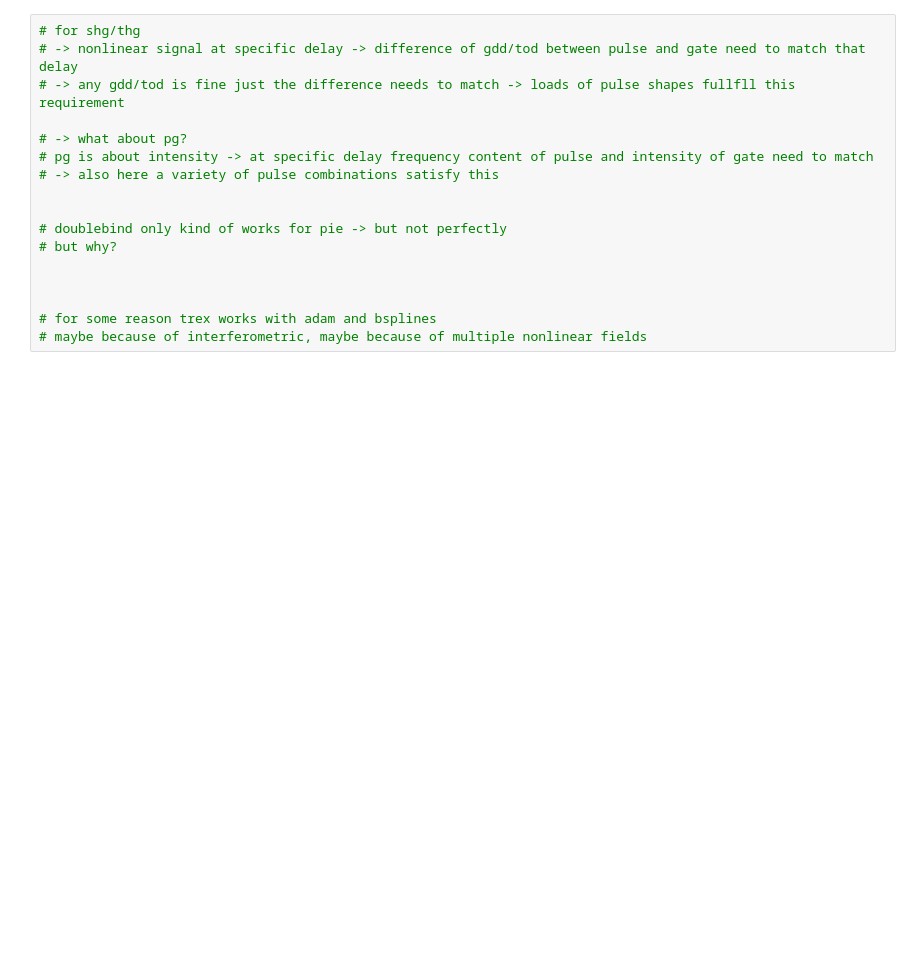
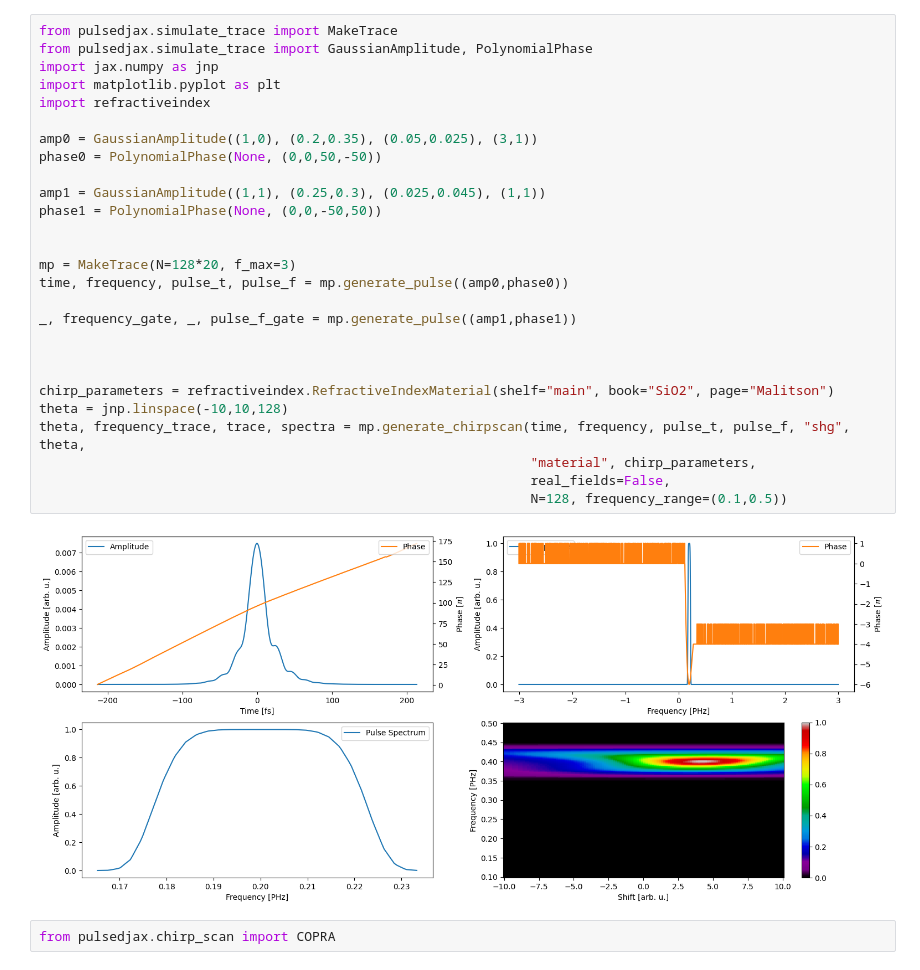
Before and after one commit to matillda123/Pulse-Retrieval-with-JAX, a Jupyter notebook: _usage_example.ipynb, the cells around one changed output. Drawn from its saved outputs; the diff is of its cells as text; blank space fills up the shorter version.

```diff
--- a/_usage_example.ipynb
+++ b/_usage_example.ipynb
@@ -111,17 +109,31 @@ gp.plot_results(final_result)
-# %%
-# for shg/thg
-# -> nonlinear signal at specific delay -> difference of gdd/tod between pulse and gate need to match that delay
-# -> any gdd/tod is fine just the difference needs to match -> loads of pulse shapes fullfll this requirement
-
-# -> what about pg?
-# pg is about intensity -> at specific delay frequency content of pulse and intensity of gate need to match
-# -> also here a variety of pulse combinations satisfy this
-
-
-# doublebind only kind of works for pie -> but not perfectly
-# but why?
-
-
-
-# for some reason trex works with adam and bsplines
-# maybe because of interferometric, maybe because of multiple nonlinear fields
+# %%
+from pulsedjax.simulate_trace import MakeTrace
+from pulsedjax.simulate_trace import GaussianAmplitude, PolynomialPhase
+import jax.numpy as jnp
+import matplotlib.pyplot as plt
+import refractiveindex
+
+amp0 = GaussianAmplitude((1,0), (0.2,0.35), (0.05,0.025), (3,1))
+phase0 = PolynomialPhase(None, (0,0,50,-50))
+
+amp1 = GaussianAmplitude((1,1), (0.25,0.3), (0.025,0.045), (1,1))
+phase1 = PolynomialPhase(None, (0,0,-50,50))
+
+
+mp = MakeTrace(N=128*20, f_max=3)
+time, frequency, pulse_t, pulse_f = mp.generate_pulse((amp0,phase0))
+
+_, frequency_gate, _, pulse_f_gate = mp.generate_pulse((amp1,phase1))
+
+
+
+chirp_parameters = refractiveindex.RefractiveIndexMaterial(shelf="main", book="SiO2", page="Malitson")
+theta = jnp.linspace(-10,10,128)
+theta, frequency_trace, trace, spectra = mp.generate_chirpscan(time, frequency, pulse_t, pulse_f, "shg", theta,
+                                                               "material", chirp_parameters,
+                                                               real_fields=False,
+                                                               N=128, frequency_range=(0.1,0.5))
+# %% [output]
+[figure, added]
+# %%
+from pulsedjax.chirp_scan import COPRA
```
Also changed, not shown: parts of 8 cells of this notebook, 10 other files.
